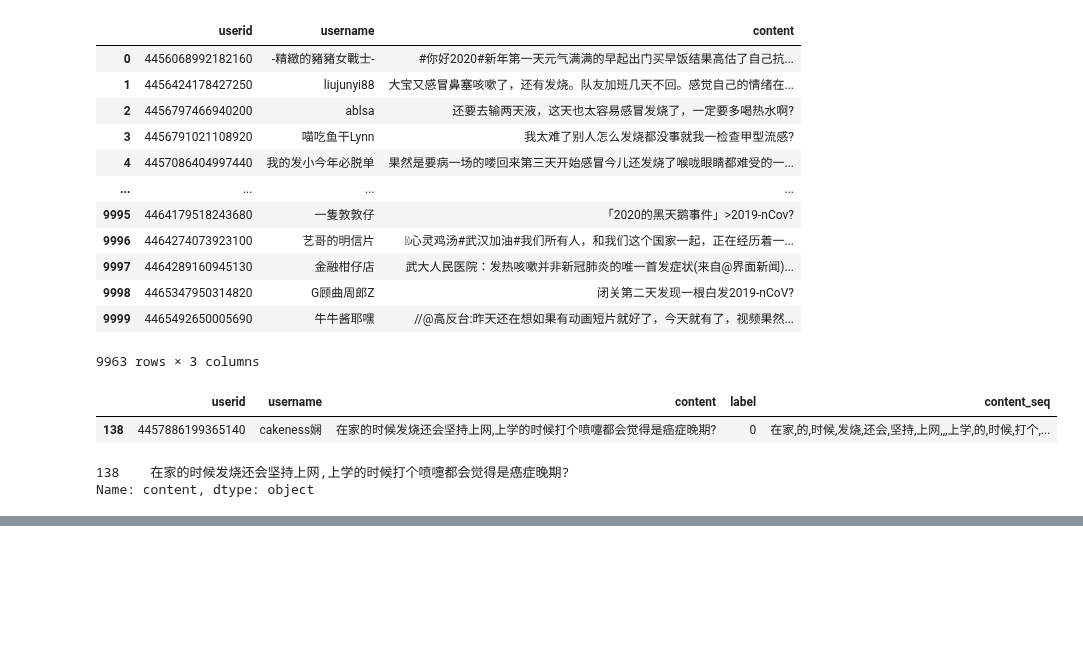
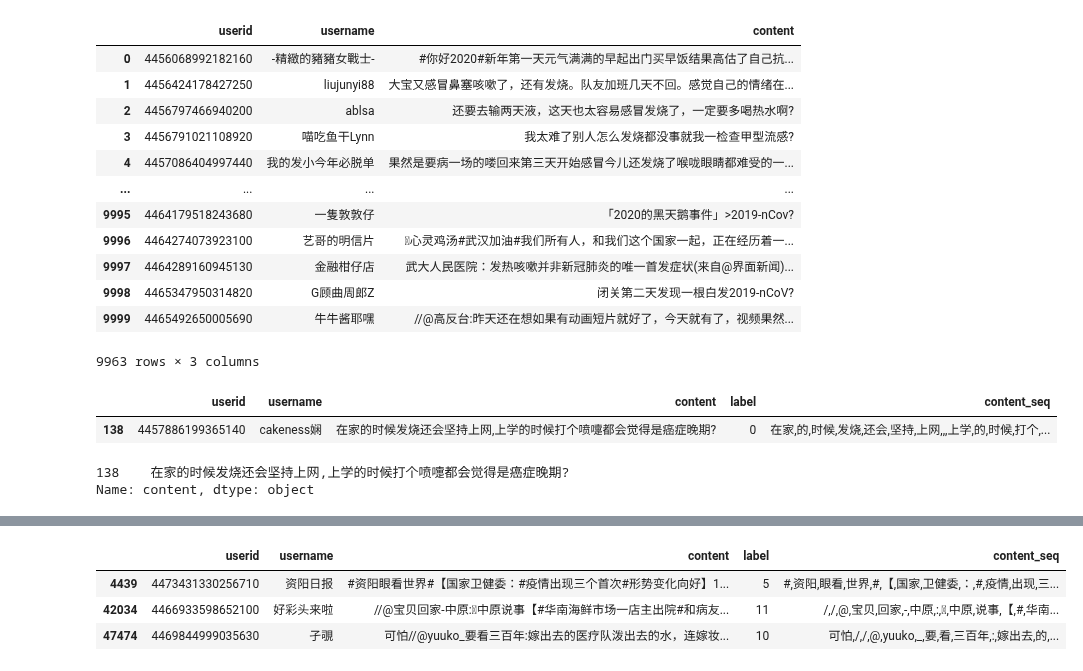
Before and after one commit to OcaenEyes/ML, a Jupyter notebook: AI训练赛/情绪分析/情绪分析.ipynb, the cells around one changed output, grey strips where cells are left out. Saved outputs shown, nothing was run; the diff lists cells and outputs as text; code cells hidden in the pictures; blank space fills up the shorter version.

```diff
--- a/AI训练赛/情绪分析/情绪分析.ipynb
+++ b/AI训练赛/情绪分析/情绪分析.ipynb
@@ -277,0 +290,7 @@ Name: content, dtype: object
+# %%
+train_seq[train_seq['label'].isin(['10','11','5'])]
+# %% [output]
+|  | userid | username | content | label | content_seq |
+| 4439 | 4473431330256710 | 资阳日报 | #资阳眼看世界#【国家卫健委：#疫情出现三个首次#形势变化向好】1... | 5 | #,资阳,眼看,世界,#,【,国家,卫健委,：,#,疫情,出现,三... |
+| 42034 | 4466933598652100 | 好彩头来啦 | //@宝贝回家-中原:中原说事【#华南海鲜市场一店主出院#和病友... | 11 | /,/,@,宝贝,回家,-,中原,:,,中原,说事,【,#,华南... |
+| 47474 | 4469844999035630 | 孑覗 | 可怕//@yuuko_要看三百年:嫁出去的医疗队泼出去的水，连嫁妆... | 10 | 可怕,/,/,@,yuuko,_,要,看,三百年,:,嫁出去,的,... |
```
Also changed, not shown: parts of 5 cells of this notebook.
